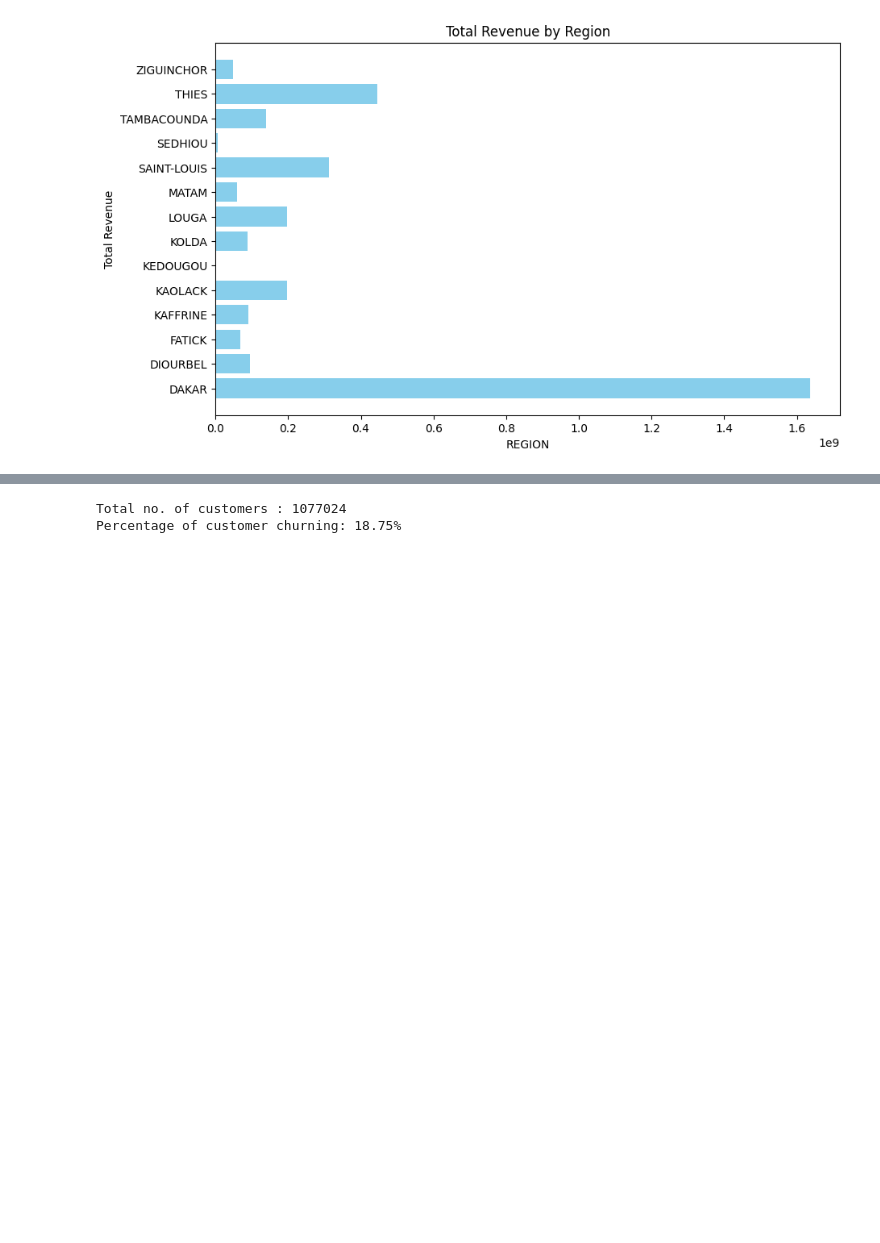
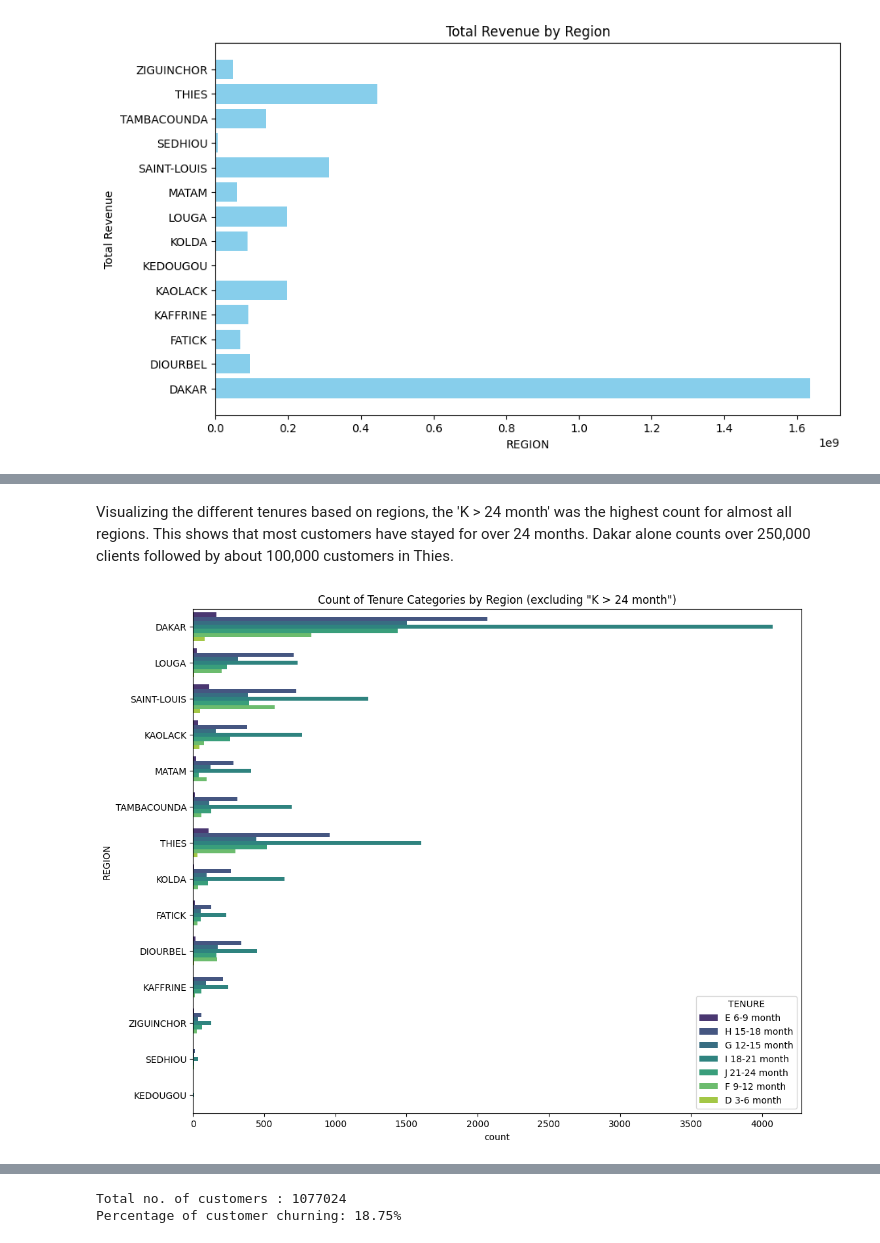
Before and after one commit to sethsot/African-telco-customer-churn, a Jupyter notebook: CustomerChurn.ipynb, the cells around one changed output, grey strips where cells are left out. Saved outputs shown, nothing was run; the diff lists cells and outputs as text; code cells hidden in the pictures; blank space fills up the shorter version.

```diff
--- a/CustomerChurn.ipynb
+++ b/CustomerChurn.ipynb
@@ -355,0 +380,15 @@ plt.show()
+# %% [markdown]
+Visualizing the different tenures based on regions, the 'K > 24 month' was the highest count for almost all regions. This shows that most customers have stayed for over 24 months. Dakar alone counts over 250,000 clients followed by about 100,000 customers in Thies.
+# %%
+# Filter out 'K > 24 months' to see clearly how other tenures look like per region
+
+
+filtered_data = df[df['TENURE'] != 'K > 24 month']
+
+plt.figure(figsize=(12, 10))
+
+sns.countplot(y='REGION', hue='TENURE', data=filtered_data, palette='viridis')
+plt.title('Count of Tenure Categories by Region (excluding "K > 24 month")')
+plt.show()
+# %% [output]
+[figure, added]
```
Also changed, not shown: parts of 43 cells of this notebook.
